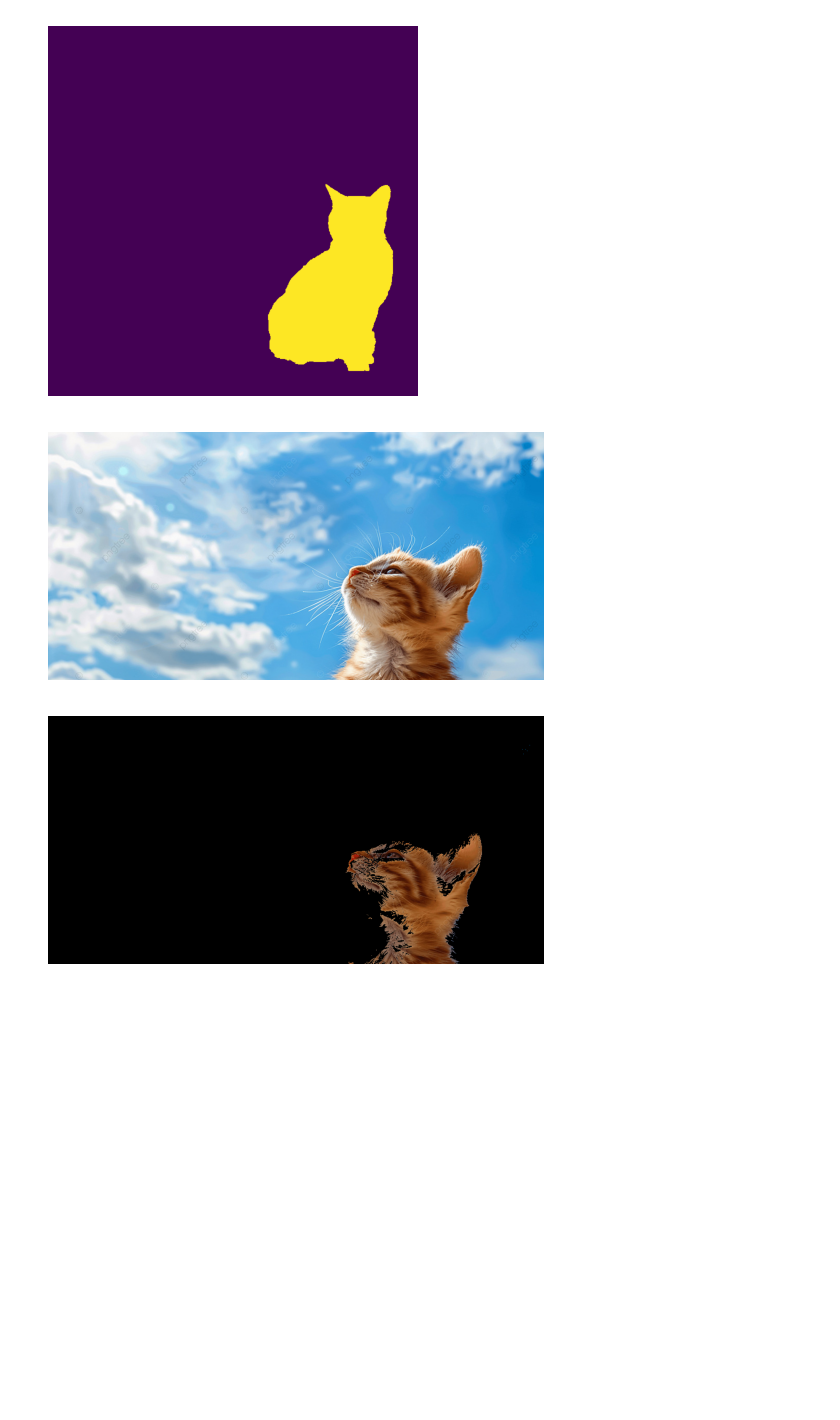
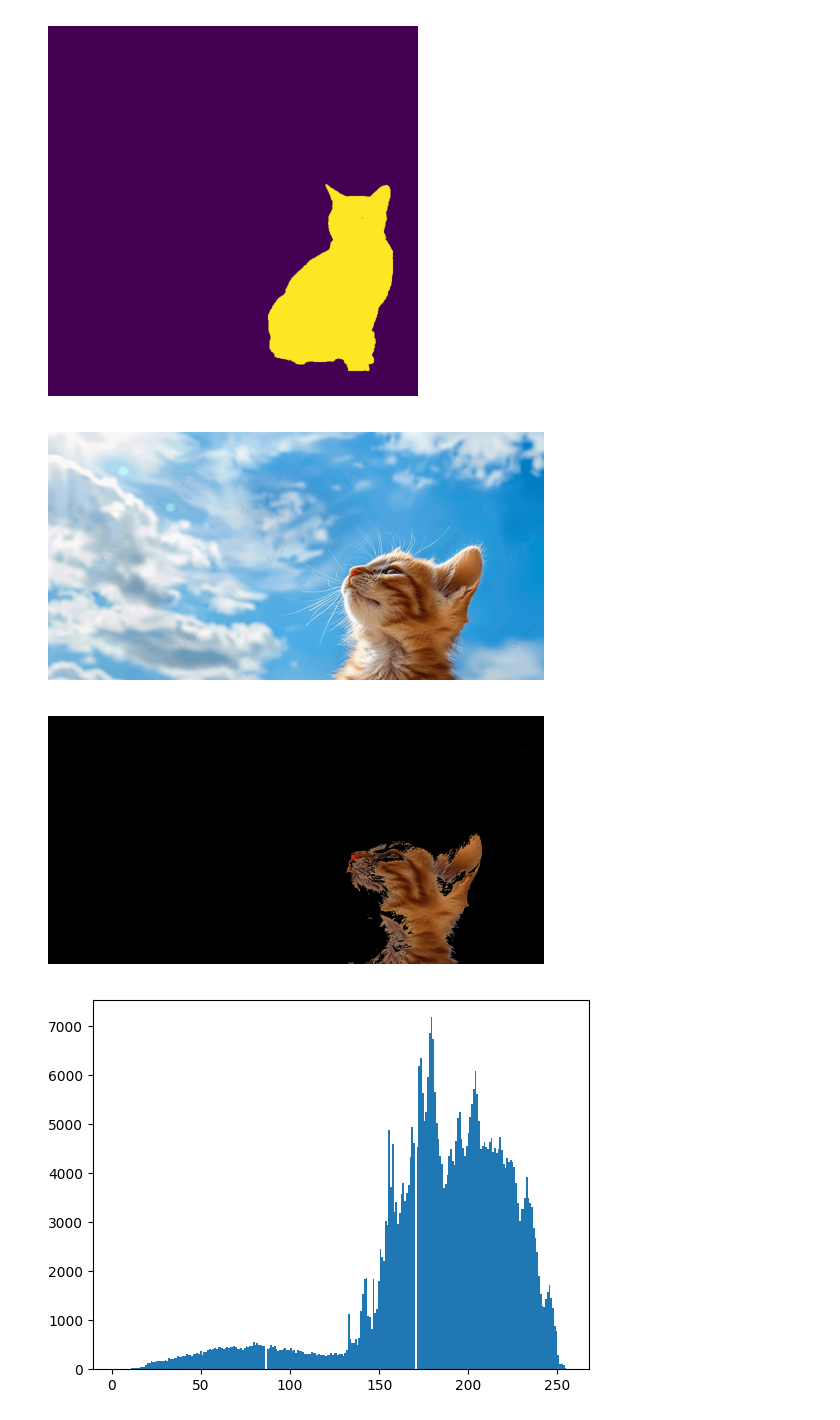
Before and after one commit to kostya-vorobev/imgLab, a Jupyter notebook: lab1/lb1_Voorbev_8PI51.ipynb, the cells around one changed output. Saved outputs shown, nothing was run; the diff lists cells and outputs as text; code cells hidden in the pictures; blank space fills up the shorter version.

```diff
--- a/lab1/lb1_Voorbev_8PI51.ipynb
+++ b/lab1/lb1_Voorbev_8PI51.ipynb
@@ -4,6 +4,6 @@ import numpy
 from matplotlib import pyplot as plt
 # %%
-grabCut = cv2.cvtColor(cv2.imread(r"grabCut.jpg"), cv2.COLOR_BGR2RGB)
-threshold = cv2.cvtColor(cv2.imread(r"threshold.jpg"), cv2.COLOR_BGR2RGB)
-kmeans = cv2.cvtColor(cv2.imread(r"kmeans.jpg"), cv2.COLOR_BGR2RGB)
+grabCut = cv.cvtColor(cv.imread(r"grabCut.jpg"), cv.COLOR_BGR2RGB)
+threshold = cv.cvtColor(cv.imread(r"threshold.jpg"), cv.COLOR_BGR2RGB)
+kmeans = cv.cvtColor(cv.imread(r"kmeans.jpg"), cv.COLOR_BGR2RGB)
 # %%
@@ -29,16 +29,19 @@ plt.show()
 [figure]
 [figure]
 # %%
-thresholdImage = cv2.cvtColor(threshold, cv2.COLOR_BGR2GRAY)
-_, thresholdMask = cv2.threshold(thresholdImage, 120, 255, cv2.THRESH_BINARY_INV)
+thresholdImage = cv.cvtColor(threshold, cv.COLOR_BGR2GRAY)
+_, thresholdMask = cv.threshold(thresholdImage, 120, 255, cv.THRESH_BINARY_INV)
 plt.axis("off")
 plt.imshow(threshold)
 plt.show()
-resultThresholdImage = cv2.bitwise_and(threshold, threshold, mask=thresholdMask)
+resultThresholdImage = cv.bitwise_and(threshold, threshold, mask=thresholdMask)
 plt.axis("off")
 plt.imshow(resultThresholdImage)
 plt.show()
+plt.hist(thresholdImage.ravel(), 256)
+plt.show()
 # %% [output]
 [figure]
 [figure]
+[figure, added]
 # %%
```
Also changed, not shown: parts of 5 cells of this notebook, 3 other files.
